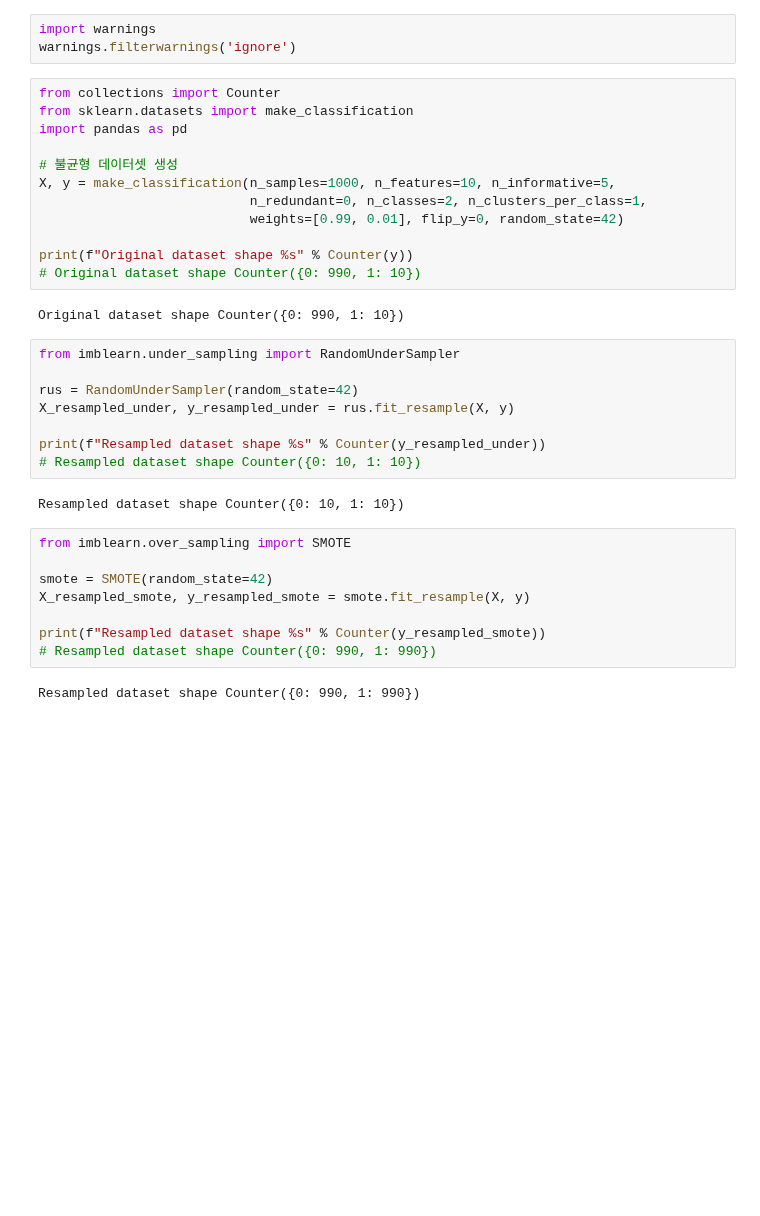
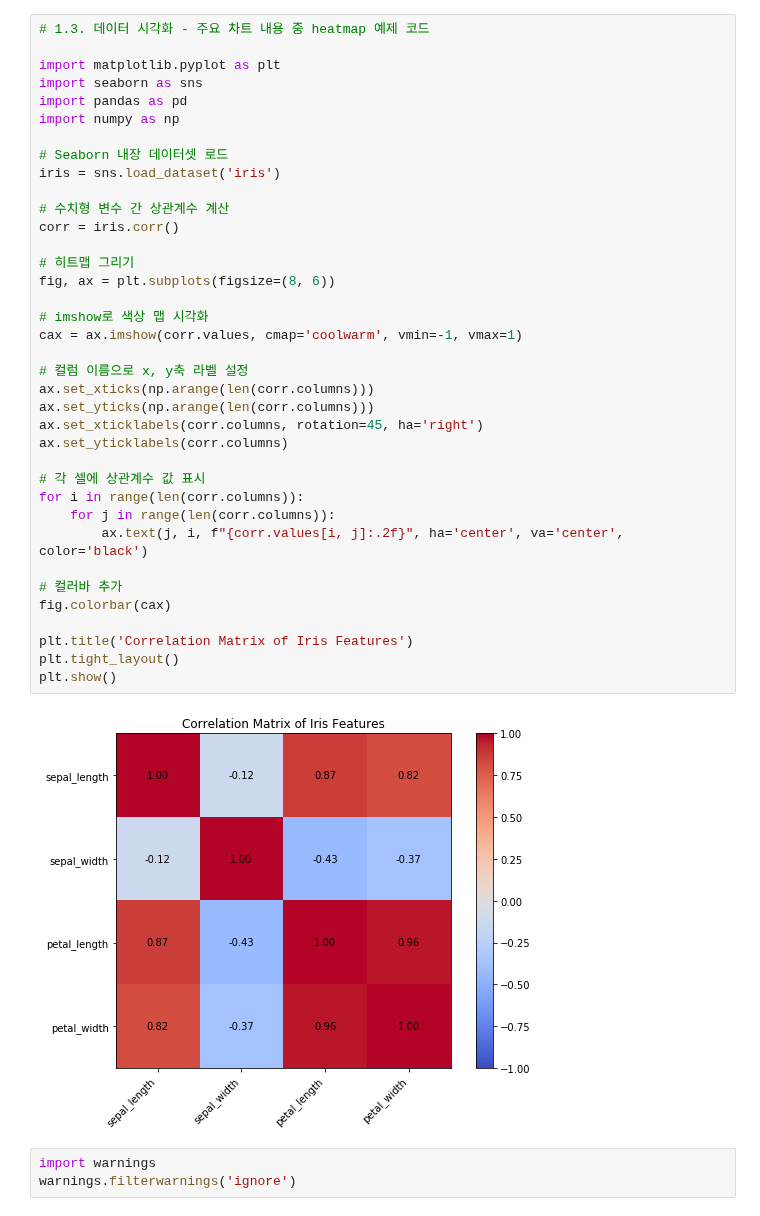
Before and after one commit to kangspa/ADP-study, a Jupyter notebook: PracticeTest/practice.ipynb, the cells around one changed output. Saved outputs shown, nothing was run; the diff lists cells and outputs as text; blank space fills up the shorter version.

```diff
--- a/PracticeTest/practice.ipynb
+++ b/PracticeTest/practice.ipynb
@@ -1,37 +58,42 @@
+# %%
+# 1.3. 데이터 시각화 - 주요 차트 내용 중 heatmap 예제 코드
+
+import matplotlib.pyplot as plt
+import seaborn as sns
+import pandas as pd
+import numpy as np
+
+# Seaborn 내장 데이터셋 로드
+iris = sns.load_dataset('iris')
+
+# 수치형 변수 간 상관계수 계산
+corr = iris.corr()
+
+# 히트맵 그리기
+fig, ax = plt.subplots(figsize=(8, 6))
+
+# imshow로 색상 맵 시각화
+cax = ax.imshow(corr.values, cmap='coolwarm', vmin=-1, vmax=1)
+
+# 컬럼 이름으로 x, y축 라벨 설정
+ax.set_xticks(np.arange(len(corr.columns)))
+ax.set_yticks(np.arange(len(corr.columns)))
+ax.set_xticklabels(corr.columns, rotation=45, ha='right')
+ax.set_yticklabels(corr.columns)
+
+# 각 셀에 상관계수 값 표시
+for i in range(len(corr.columns)):
+    for j in range(len(corr.columns)):
+        ax.text(j, i, f"{corr.values[i, j]:.2f}", ha='center', va='center', color='black')
+
+# 컬러바 추가
+fig.colorbar(cax)
+
+plt.title('Correlation Matrix of Iris Features')
+plt.tight_layout()
+plt.show()
+# %% [output]
+[figure, added]
 # %%
 import warnings
 warnings.filterwarnings('ignore')
-# %%
-from collections import Counter
-from sklearn.datasets import make_classification
-import pandas as pd
-
-# 불균형 데이터셋 생성
-X, y = make_classification(n_samples=1000, n_features=10, n_informative=5,
-                           n_redundant=0, n_classes=2, n_clusters_per_class=1,
-                           weights=[0.99, 0.01], flip_y=0, random_state=42)
-
-print(f"Original dataset shape %s" % Counter(y))
-# Original dataset shape Counter({0: 990, 1: 10})
-# %% [output]
-Original dataset shape Counter({0: 990, 1: 10})
-# %%
-from imblearn.under_sampling import RandomUnderSampler
-
-rus = RandomUnderSampler(random_state=42)
-X_resampled_under, y_resampled_under = rus.fit_resample(X, y)
-
-print(f"Resampled dataset shape %s" % Counter(y_resampled_under))
-# Resampled dataset shape Counter({0: 10, 1: 10})
-# %% [output]
-Resampled dataset shape Counter({0: 10, 1: 10})
-# %%
-from imblearn.over_sampling import SMOTE
-
-smote = SMOTE(random_state=42)
-X_resampled_smote, y_resampled_smote = smote.fit_resample(X, y)
-
-print(f"Resampled dataset shape %s" % Counter(y_resampled_smote))
-# Resampled dataset shape Counter({0: 990, 1: 990})
-# %% [output]
-Resampled dataset shape Counter({0: 990, 1: 990})
```
Also changed, not shown: parts of 19 cells of this notebook, 3 other files.
